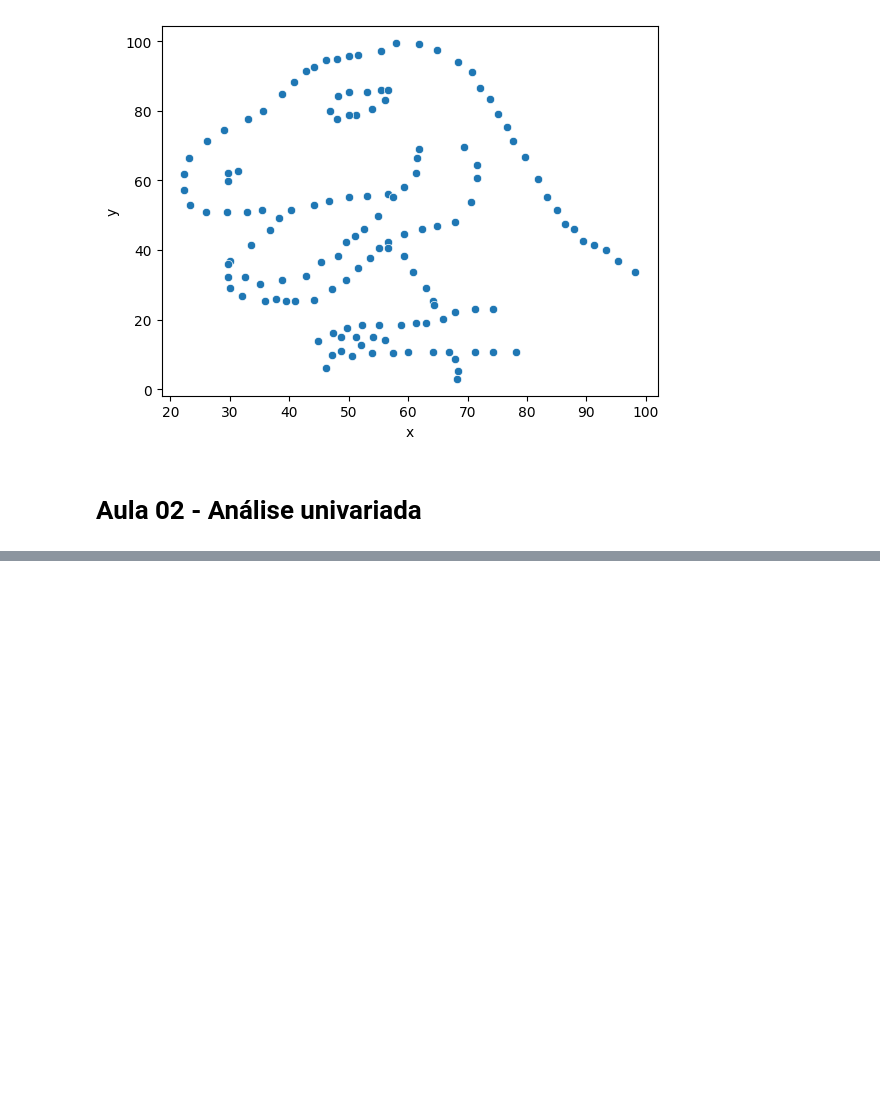
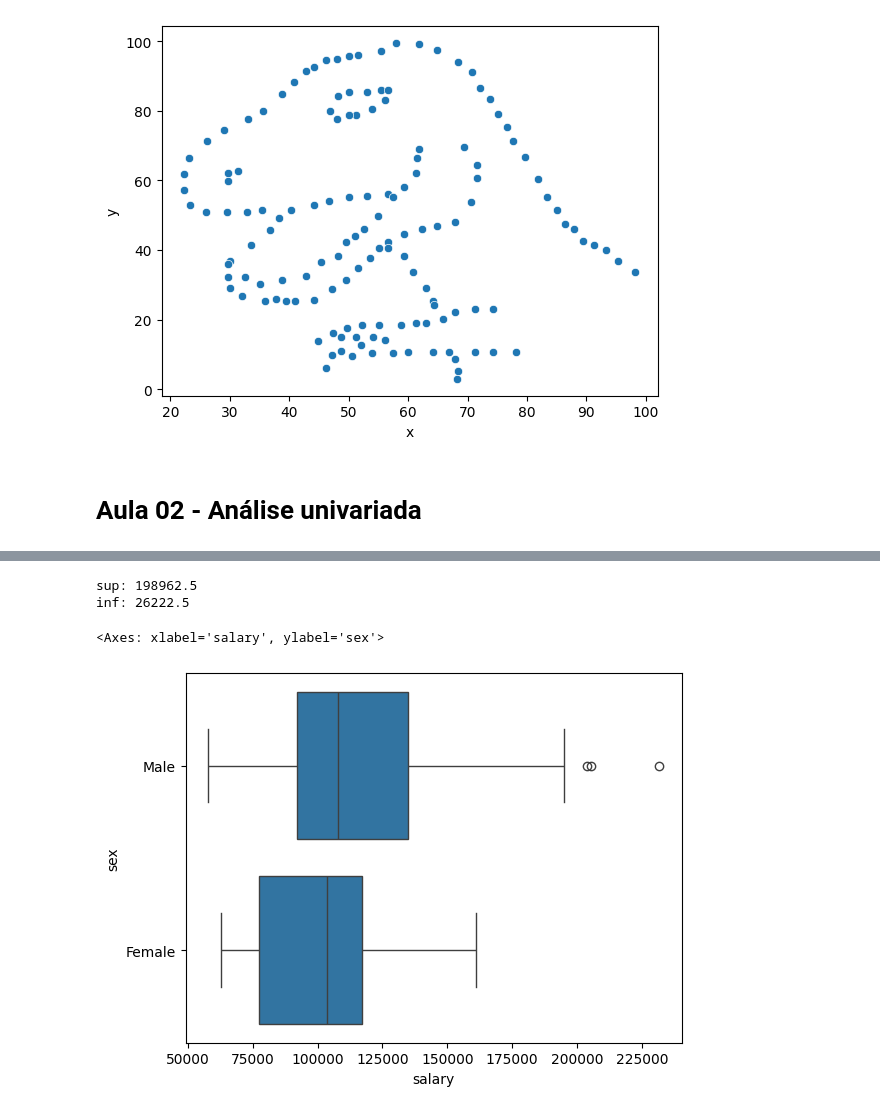
Before and after one commit to jpbarddal/jpbarddal.github.io, a Jupyter notebook: assets/data/lectures/2024/ppgia_data_science_2024.ipynb, the cells around one changed output, grey strips where cells are left out. Drawn from its saved outputs; the diff is of its cells as text; code cells hidden in the pictures; blank space fills up the shorter version.

```diff
--- a/assets/data/lectures/2024/ppgia_data_science_2024.ipynb
+++ b/assets/data/lectures/2024/ppgia_data_science_2024.ipynb
@@ -252,0 +298,17 @@ sns.scatterplot(x=df['x'], y=df['y'])
+# %%
+q1 = 91000
+q2 = 107300
+q3 = 134185
+iqr = q3 - q1
+whisker_superior = q3 + 1.5 * iqr
+whisker_inferior = q1 - 1.5 * iqr
+print(f'sup: {whisker_superior}')
+print(f'inf: {whisker_inferior}')
+# %% [output]
+sup: 198962.5
+inf: 26222.5
+# %%
+sns.boxplot(x=df['salary'], y=df['sex'])
+# %% [output]
+<Axes: xlabel='salary', ylabel='sex'>
+[figure, added]
```
Also changed, not shown: parts of 21 cells of this notebook, 6 other files.
